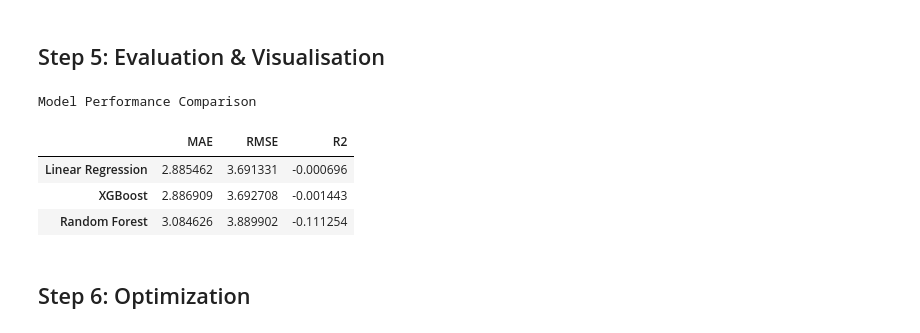
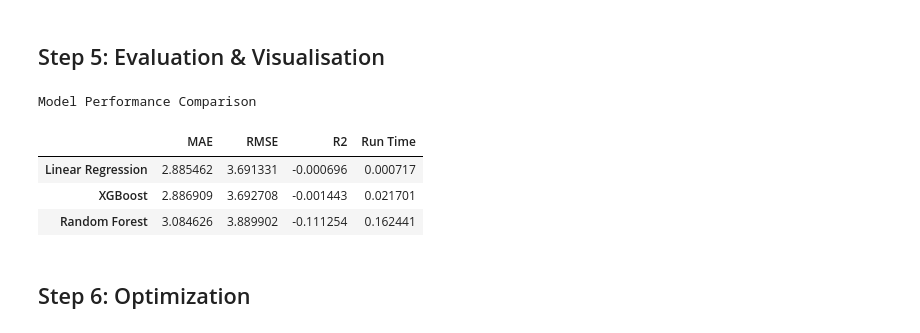
Before and after one commit to Al-Scripting/Smart-Home-Energy-Prediction, a Jupyter notebook: Smart_Home_Energy_Usage.ipynb, the cells around one changed output. Drawn from its saved outputs; the diff is of its cells as text; code cells hidden in the pictures.

```diff
--- a/Smart_Home_Energy_Usage.ipynb
+++ b/Smart_Home_Energy_Usage.ipynb
@@ -172,8 +174,10 @@ results = {}
 # sensitive to feature magnitude.
 
 lr_model = LinearRegression()
+stime = time()
 lr_model.fit(X_train_sc, y_train)
 lr_preds = lr_model.predict(X_test_sc)
+ttime = (time() - stime)
 
 results["Linear Regression"] = {
     "MAE":         mean_absolute_error(y_test, lr_preds),
@@ -181,6 +185,7 @@ results["Linear Regression"] = {
     "R2":          r2_score(y_test, lr_preds),
     "Predictions": lr_preds,
     "Model":       lr_model,
+    "Run Time": ttime,
 }
 
 print(f"Linear Regression -> MAE: {results['Linear Regression']['MAE']:.4f} | "
@@ -211,12 +216,14 @@ xgb_model = XGBRegressor(
     random_state=42,
     verbosity=0,
 )
+stime = time()
 xgb_model.fit(
     X_train, y_train,
     eval_set=[(X_test, y_test)],
     verbose=False,
 )
 xgb_preds = xgb_model.predict(X_test)
+ttime = (time() - stime)
 
 results["XGBoost"] = {
     "MAE":         mean_absolute_error(y_test, xgb_preds),
@@ -224,6 +231,7 @@ results["XGBoost"] = {
     "R2":          r2_score(y_test, xgb_preds),
     "Predictions": xgb_preds,
     "Model":       xgb_model,
+    "Run Time": ttime,
 }
 
 print(f"XGBoost -> MAE: {results['XGBoost']['MAE']:.4f} | "
@@ -234,25 +242,31 @@ XGBoost -> MAE: 2.8869 | RMSE: 3.6927 | R2: -0.0014
 # %% [markdown]
 ### Random Forest (Average)
 # %%
-rf_model = RandomForestRegressor(n_estimators=200,
-    max_depth=12,
-    min_samples_split=5,
-    min_samples_leaf=2,
-    random_state=42,
-    n_jobs=-1)
+# initializing the Random Forest Model from sklearning
+rf_model = RandomForestRegressor(
+    n_estimators=200, # number of decision trees to make
+    max_depth=12, # maximum depth each tree can grow to
+    min_samples_split=5, # node can not split unless minimum number of samples is met
+    min_samples_leaf=2, # minimum number of samples in each leaf node
+    random_state=42, # setting a static random seed to get consistent results
+    n_jobs=-1) # uses all the cpu cores tro train faster
 
-rf_model.fit(X_train, y_train)
-rf_preds = rf_model.predict(X_test)
+stime = time()
+rf_model.fit(X_train, y_train) # trains the model using the data
+rf_preds = rf_model.predict(X_test) # uses the model to make predictions
+ttime = (time() - stime)
 
+# puts the results into a dictionary alongside the comparison metrics for later use
 results["Random Forest"] = {
     "MAE": mean_absolute_error(y_test, rf_preds),
     "RMSE": np.sqrt(mean_squared_error(y_test, rf_preds)),
     "R2": r2_score(y_test, rf_preds),
     "Predictions": rf_preds,
     "Model": rf_model,
+    "Run Time": ttime,
 }
 
-
+# displays the results and the metrics
 print(f"Random Forest -> MAE: {results['Random Forest']['MAE']:.4f} | "
       f"RMSE: {results['Random Forest']['RMSE']:.4f} | "
       f"R2: {results['Random Forest']['R2']:.4f}")
@@ -263,19 +277,19 @@ Random Forest -> MAE: 3.0846 | RMSE: 3.8899 | R2: -0.1113
 # %%
 # 5a. Metrics table
 metrics_df = (
     pd.DataFrame(results)
-    .T[["MAE", "RMSE", "R2"]]
+    .T[["MAE", "RMSE", "R2","Run Time"]]
     .round(4)
     .sort_values("RMSE")
 )
 print("Model Performance Comparison")
 metrics_df
 # %% [output]
 Model Performance Comparison
-|  | MAE | RMSE | R2 |
-| Linear Regression | 2.885462 | 3.691331 | -0.000696 |
-| XGBoost | 2.886909 | 3.692708 | -0.001443 |
-| Random Forest | 3.084626 | 3.889902 | -0.111254 |
+|  | MAE | RMSE | R2 | Run Time |
+| Linear Regression | 2.885462 | 3.691331 | -0.000696 | 0.000717 |
+| XGBoost | 2.886909 | 3.692708 | -0.001443 | 0.021701 |
+| Random Forest | 3.084626 | 3.889902 | -0.111254 | 0.162441 |
 # %% [markdown]
 ## Step 6: Optimization
 # %% [markdown]
```
Also changed, not shown: parts of 5 cells of this notebook.
